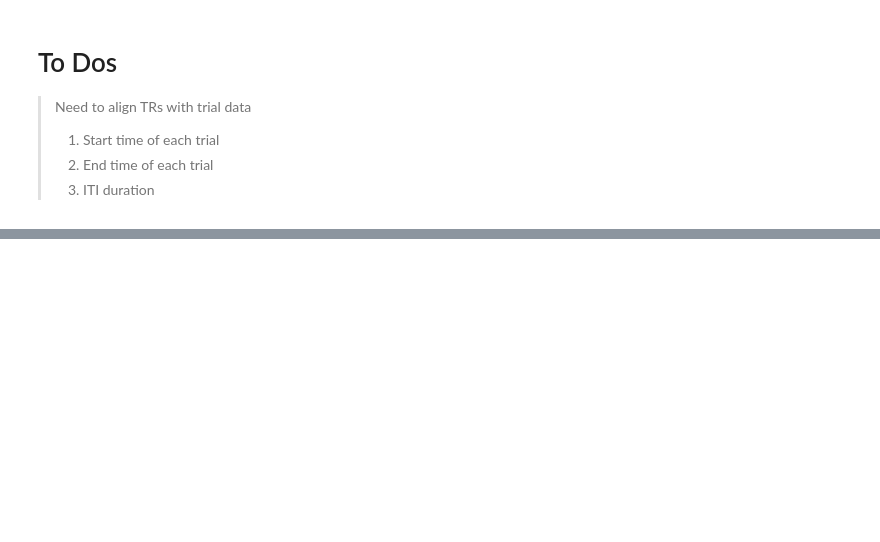
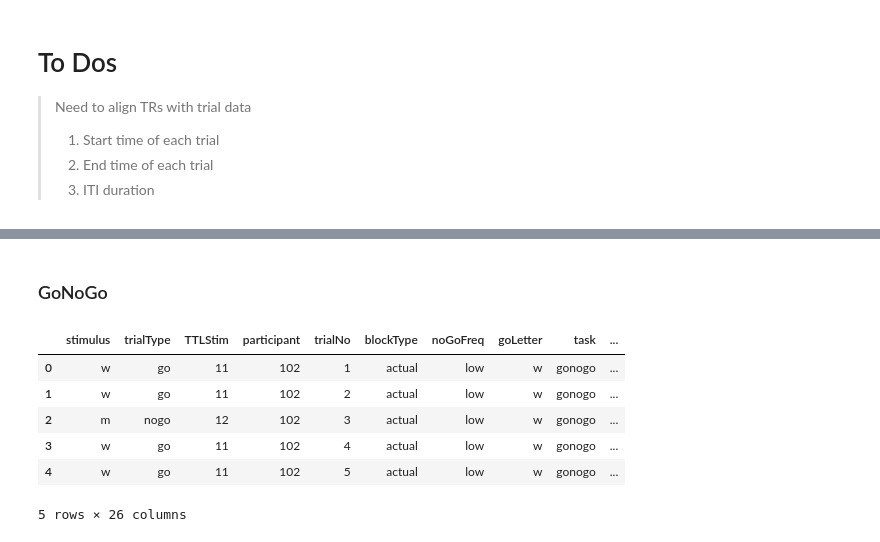
Before and after one commit to danieljwilson/cogReg_fMRI, a Jupyter notebook: 3_experiment/3_3_data_analysis/fr_localizer_neural.ipynb, the cells around one changed output, grey strips where cells are left out. Drawn from its saved outputs; the diff is of its cells as text; code cells hidden in the pictures; blank space fills up the shorter version.

```diff
--- a/3_experiment/3_3_data_analysis/fr_localizer_neural.ipynb
+++ b/3_experiment/3_3_data_analysis/fr_localizer_neural.ipynb
@@ -183,0 +225,10 @@ ITI Duration
+# %%
+TR_num = np.zeros((len(good_subjects), 2))
+
+i = 0
+for sub in good_subjects:
+    df = pd.read_csv(root_dir + 'derivatives/fmriprep/sub-' + str(sub) + '/func/sub-' + str(sub) +\
+                     '_task-switch_desc-confounds_regressors.tsv', sep="\t")
+    TR_num[i,0] = sub
+    TR_num[i,1] = (df.shape[0])
+    i+=1
@@ -184,2 +251,30 @@ ITI Duration
+# %% [markdown]
+### GoNoGo
+# %%
+TR_num = np.zeros((len(good_subjects), 2))
+
+i = 0
+for sub in good_subjects:
+    df = pd.read_csv(root_dir + 'derivatives/fmriprep/sub-' + str(sub) + '/func/sub-' + str(sub) +\
+                     '_task-gonogo_run-01_desc-confounds_regressors.tsv', sep="\t")
+    TR_num[i,0] = sub
+    TR_num[i,1] = df.shape[0] * 2
+    i+=1
+# %%
+TR_num_df = pd.DataFrame(TR_num, columns=['participant', 'TR_num'], dtype=int)
+# %%
+gng_df = pd.merge(gng_df,
+                  TR_num_df,
+                  on='participant')
+# %%
+gng_df.head()
+# %% [output]
+|  | stimulus | trialType | TTLStim | participant | trialNo | blockType | noGoFreq | goLetter | task | ... |
+| 0 | w | go | 11 | 102 | 1 | actual | low | w | gonogo | ... |
+| 1 | w | go | 11 | 102 | 2 | actual | low | w | gonogo | ... |
+| 2 | m | nogo | 12 | 102 | 3 | actual | low | w | gonogo | ... |
+| 3 | w | go | 11 | 102 | 4 | actual | low | w | gonogo | ... |
+| 4 | w | go | 11 | 102 | 5 | actual | low | w | gonogo | ... |
+5 rows × 26 columns
 # %%
 # Load a bold run...count TRs (for bot tasks)
```
Also changed, not shown: parts of 26 cells of this notebook.
